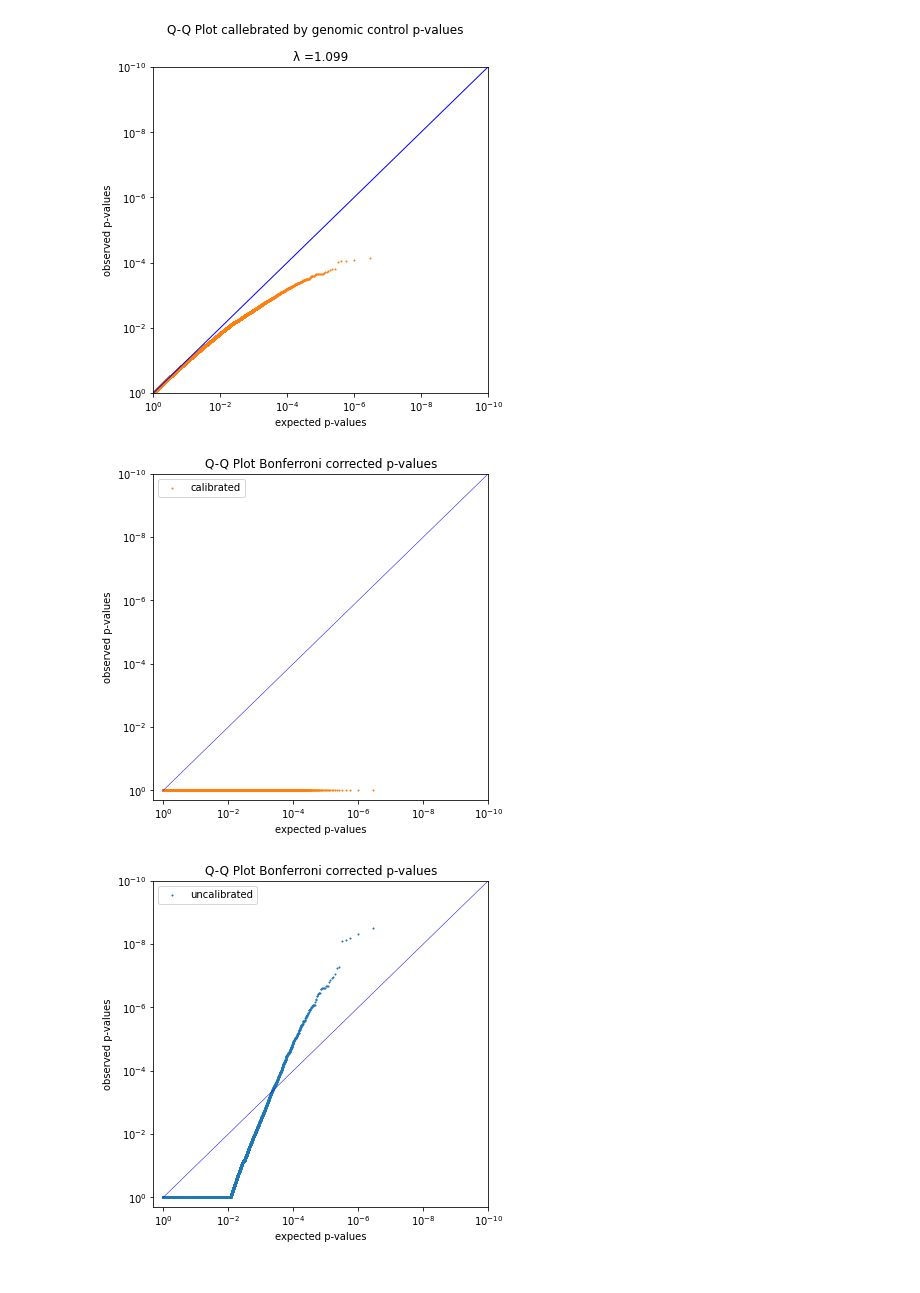
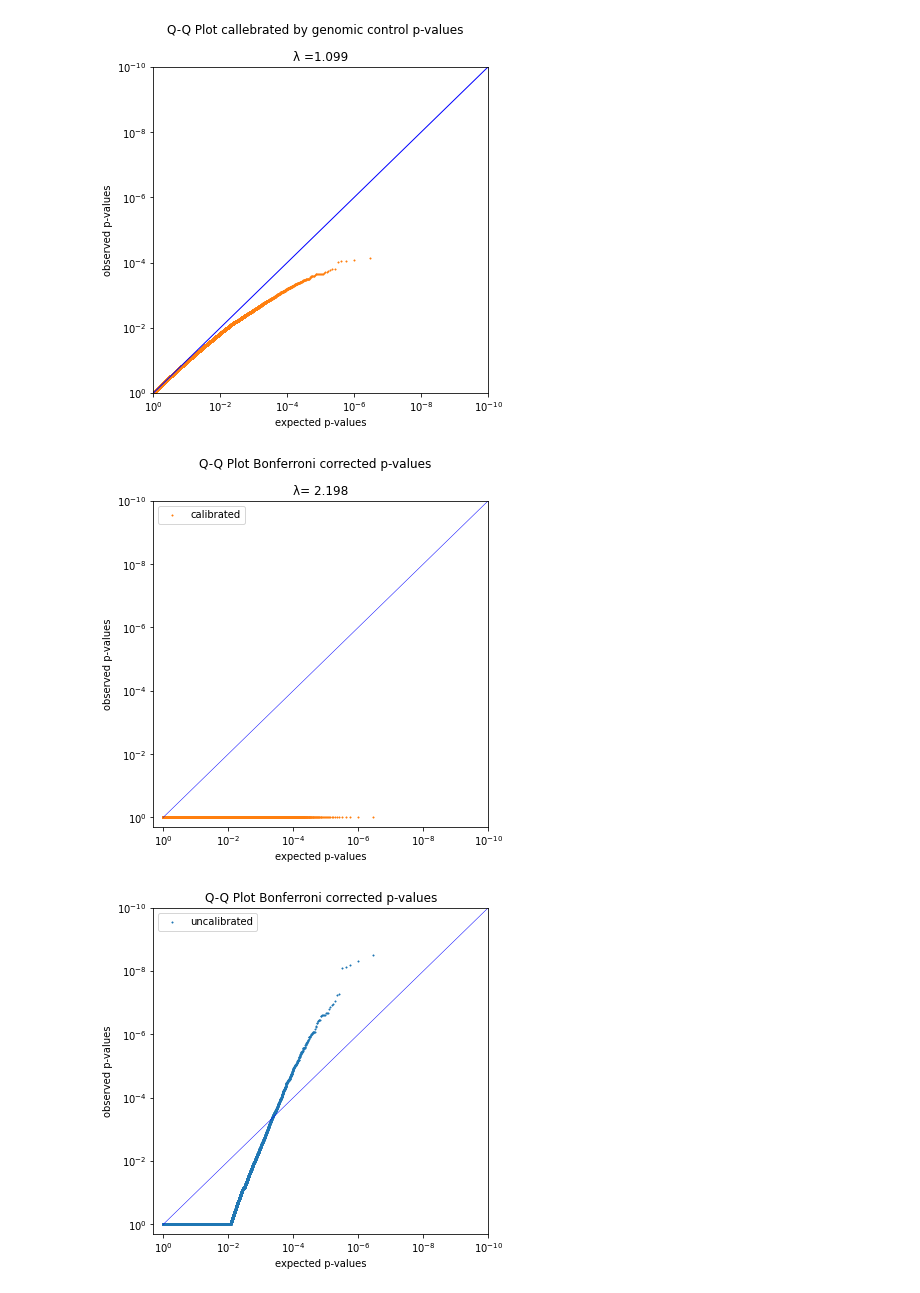
Before and after one commit to mdittschar/MDS, a Jupyter notebook: MDS-Assignment01.ipynb, the cells around one changed output. Cells and saved outputs as stored; diff of their text form; code cells hidden in the pictures.

```diff
--- a/MDS-Assignment01.ipynb
+++ b/MDS-Assignment01.ipynb
@@ -113,26 +113,26 @@ plt.show()
 # %%
 plt.figure(figsize=(6, 6))
 
 plt.scatter(Task_B['QQ'],Task_B['BONF'], c='tab:orange',linewidths=.5,s=2, label ='calibrated')
 
 plt.xlabel("expected p-values")
 plt.ylabel("observed p-values")
 plt.xscale("log")
 plt.yscale("log")
 
 plt.xlim([2,10**(-10)])
 plt.ylim([2,10**(-10)])
 plt.plot([1,10**(-10)],[1,10**(-10)],c='blue',linewidth=0.5)
 
 
-plt.subtitle("Q-Q Plot Bonferroni corrected p-values")
-plt.title("\u03BB= ")
+plt.suptitle("Q-Q Plot Bonferroni corrected p-values")
+plt.title("\u03BB= "+ str(lamb_bonf))
 
 plt.legend()
 plt.savefig("output_c_corr.jpg")
 plt.show()
 # %% [output]
-[figure, old version]
+[figure, new version]
 # %%
 plt.figure(figsize=(6, 6))
 plt.scatter(Task_A['QQ'],Task_A['BONF'], c='tab:blue',linewidths=.5, s=2, label ='uncalibrated')
```
Also changed, not shown: parts of 12 cells of this notebook, 2 other files.
